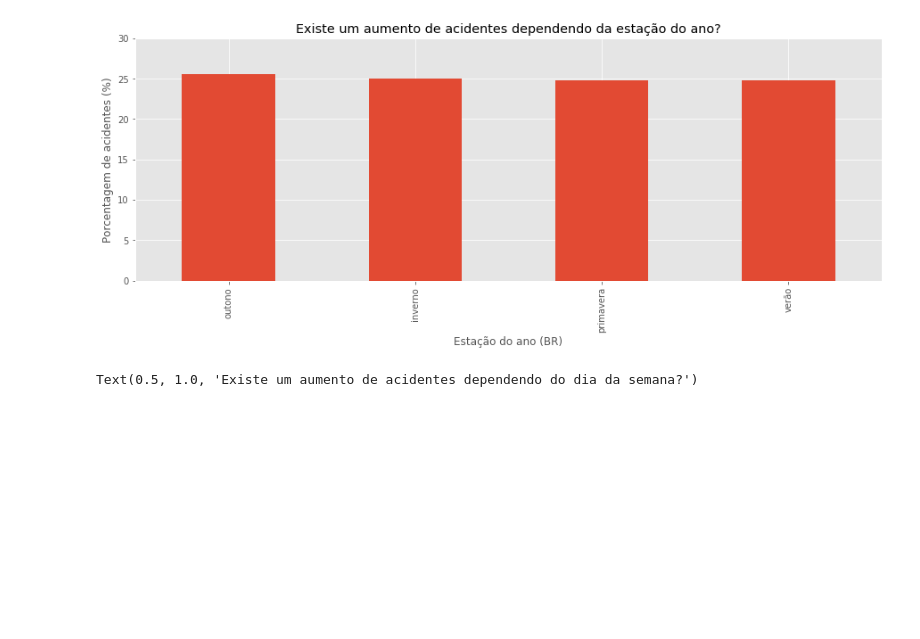
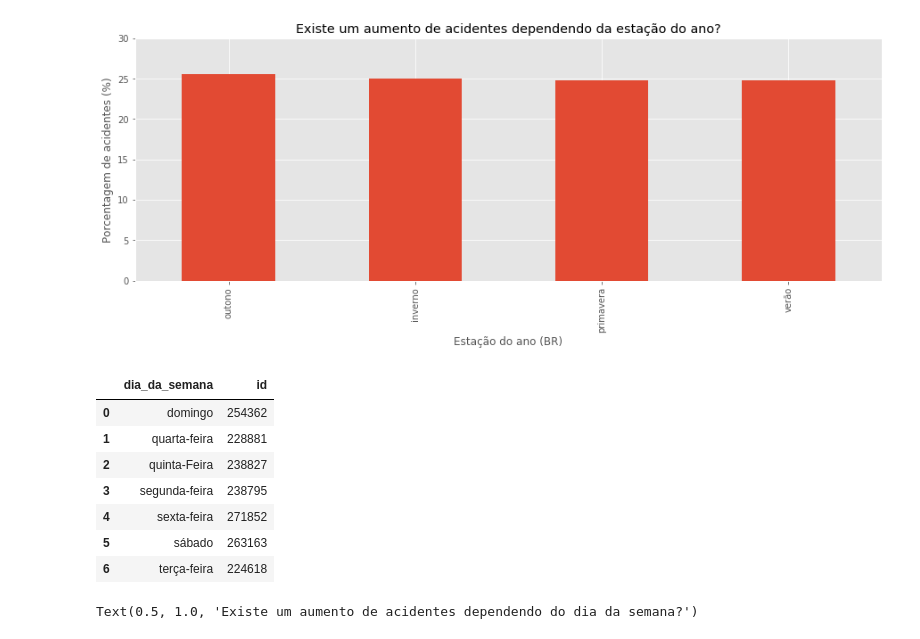
Before and after one commit to LilianeAquino/aed_projeto_1, a Jupyter notebook: template.ipynb, the cells around one changed output. Cells and saved outputs as stored; diff of their text form; code cells hidden in the pictures; blank space fills up the shorter version.

```diff
--- a/template.ipynb
+++ b/template.ipynb
@@ -422,6 +431,17 @@ def dia_semana(data):
     return dia_semana
 
 df_2007_2018['dia_da_semana'] = df_2007_2018['data'].apply(dia_semana)
+# %%
+df_2007_2018.groupby(['dia_da_semana'])['id'].count().to_frame().reset_index()
+# %% [output]
+|  | dia_da_semana | id |
+| 0 | domingo | 254362 |
+| 1 | quarta-feira | 228881 |
+| 2 | quinta-Feira | 238827 |
+| 3 | segunda-feira | 238795 |
+| 4 | sexta-feira | 271852 |
+| 5 | sábado | 263163 |
+| 6 | terça-feira | 224618 |
 # %%
 round((df_2007_2018.groupby(['dia_da_semana'])['id'].count() * 100) / len(df_2007_2018), 2).sort_values(ascending=False).plot.bar()
 
```
Also changed, not shown: parts of 4 cells of this notebook.
